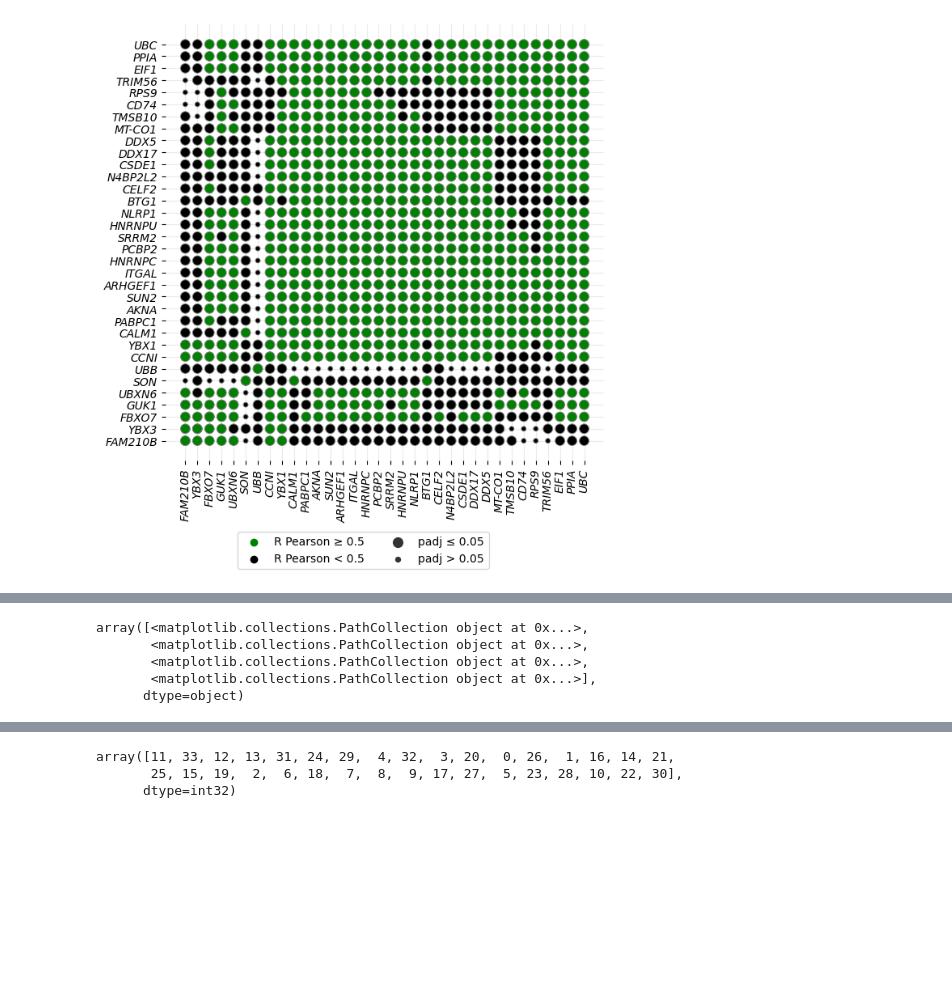
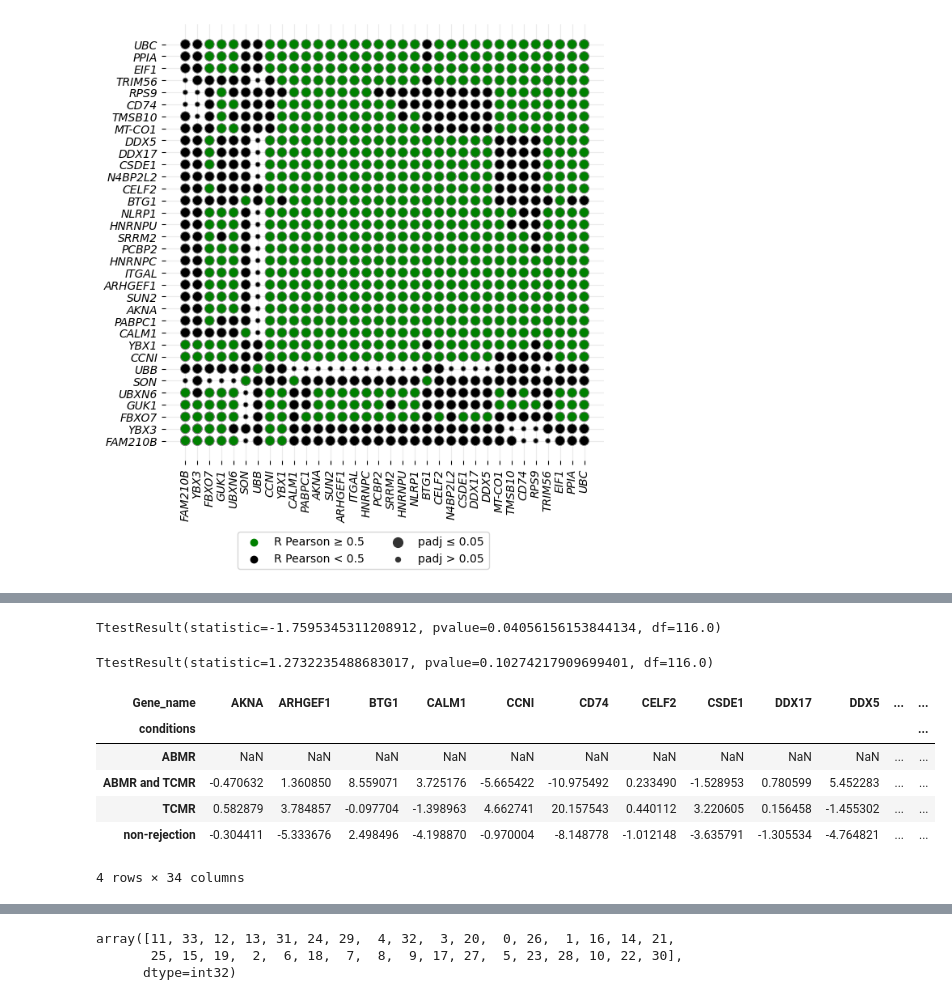
Before and after one commit to guilhermetabordaribas/housekeepingMinerPy, a Jupyter notebook: testing_pkg_hkgMiner.ipynb, the cells around one changed output, grey strips where cells are left out. Cells and saved outputs as stored; diff of their text form; code cells hidden in the pictures; blank space fills up the shorter version.

```diff
--- a/testing_pkg_hkgMiner.ipynb
+++ b/testing_pkg_hkgMiner.ipynb
@@ -500,9 +568,10 @@ plt.gca().set_axisbelow(True)
 # %%
-np.array(labels)[[1,2,4,5]]
-np.array(handles)[[1,2,4,5]]
+from scipy.stats import t, wald, ttest_ind
-# %% [output]
-array([<matplotlib.collections.PathCollection object at 0x...>,
-       <matplotlib.collections.PathCollection object at 0x...>,
-       <matplotlib.collections.PathCollection object at 0x...>,
-       <matplotlib.collections.PathCollection object at 0x...>],
-      dtype=object)
+# %%
+ttest_ind(aux[aux['conditions']=='ABMR'].AKNA.values, aux[aux['conditions']=='TCMR'].AKNA.values+.7, alternative='less')
+# %% [output]
+TtestResult(statistic=-1.7595345311208912, pvalue=0.04056156153844134, df=116.0)
+# %%
+ttest_ind(aux[aux['conditions']=='ABMR'].AKNA.values, aux[aux['conditions']=='TCMR'].AKNA.values-.7, alternative='greater')
+# %% [output]
+TtestResult(statistic=1.2732235488683017, pvalue=0.10274217909699401, df=116.0)
@@ -508,0 +580,10 @@ array([<matplotlib.collections.PathCollection object at 0x...>,
+# %%
+aux.groupby('conditions').mean().diff()
+# %% [output]
+| Gene_name | AKNA | ARHGEF1 | BTG1 | CALM1 | CCNI | CD74 | CELF2 | CSDE1 | DDX17 | DDX5 | ... | ... |
+| conditions |  |  |  |  |  |  |  |  |  |  |  | ... |
+| ABMR | NaN | NaN | NaN | NaN | NaN | NaN | NaN | NaN | NaN | NaN | ... | ... |
+| ABMR and TCMR | -0.470632 | 1.360850 | 8.559071 | 3.725176 | -5.665422 | -10.975492 | 0.233490 | -1.528953 | 0.780599 | 5.452283 | ... | ... |
+| TCMR | 0.582879 | 3.784857 | -0.097704 | -1.398963 | 4.662741 | 20.157543 | 0.440112 | 3.220605 | 0.156458 | -1.455302 | ... | ... |
+| non-rejection | -0.304411 | -5.333676 | 2.498496 | -4.198870 | -0.970004 | -8.148778 | -1.012148 | -3.635791 | -1.305534 | -4.764821 | ... | ... |
+4 rows × 34 columns
```
Also changed, not shown: parts of 16 cells of this notebook, 1 other file.
